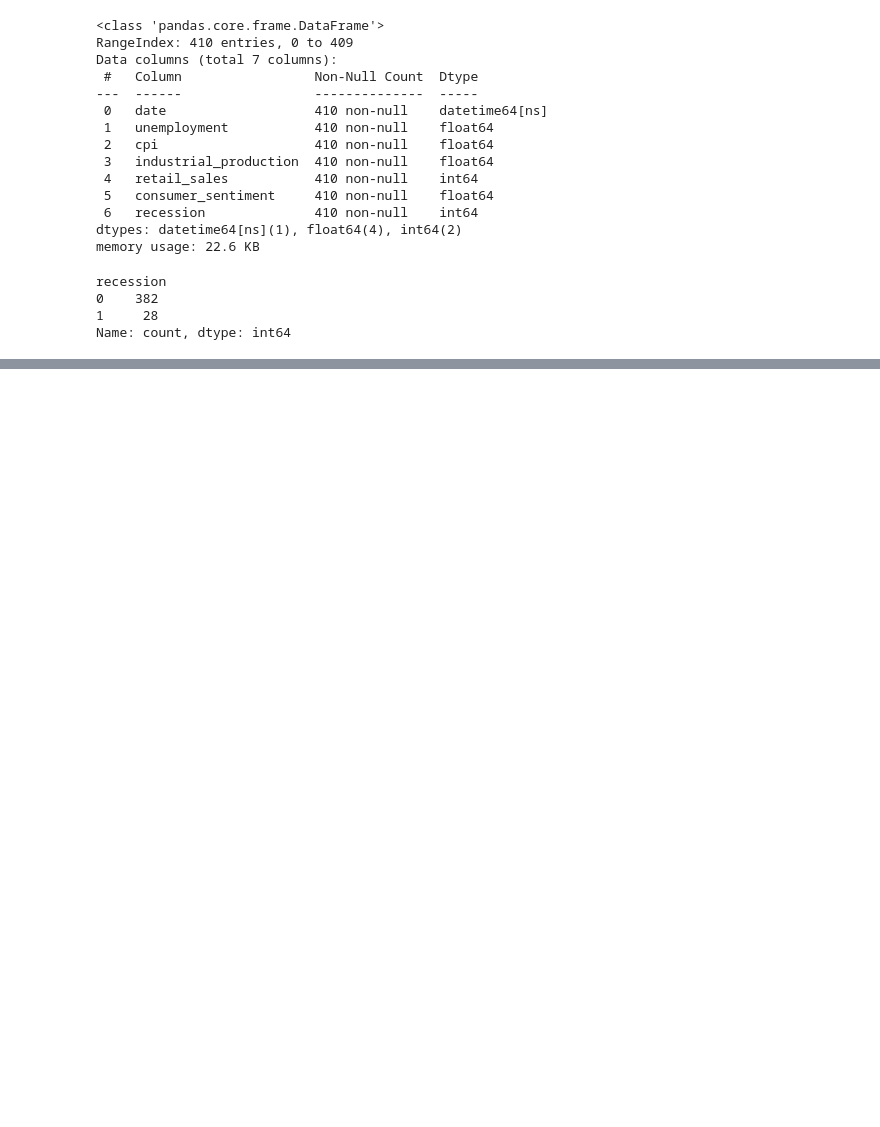
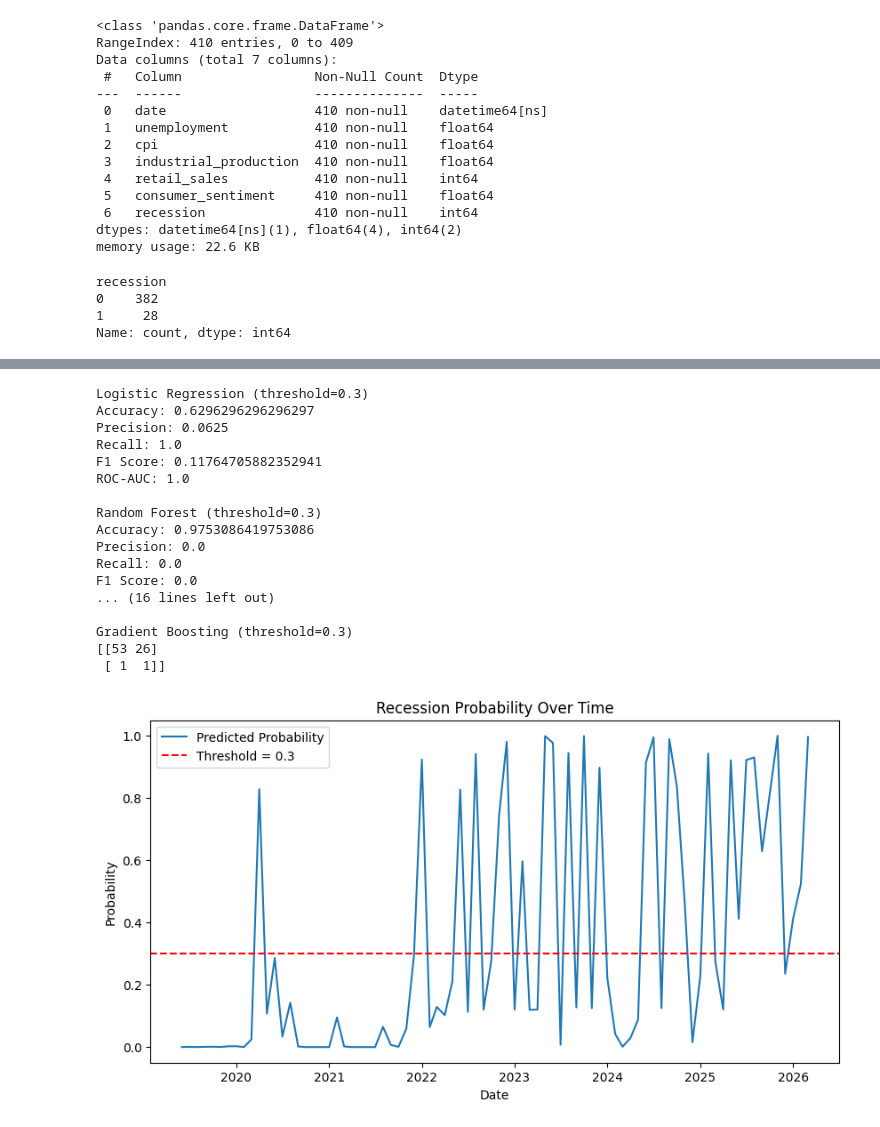
Before and after one commit to safat2503/US-Recession-Indicator-2026-, a Jupyter notebook: recession_predictor.ipynb, the cells around one changed output, grey strips where cells are left out. Drawn from its saved outputs; the diff is of its cells as text; code cells hidden in the pictures; blank space fills up the shorter version.

```diff
--- a/recession_predictor.ipynb
+++ b/recession_predictor.ipynb
@@ -63,24 +64,29 @@ X_test = X.iloc[split:]
 y_train = y.iloc[:split]
 y_test = y.iloc[split:]
 
-lr = LogisticRegression(max_iter=1000)
-lr.fit(X_train, y_train)
+scaler = StandardScaler()
 
-rf = RandomForestClassifier(random_state=42)
+X_train_scaled = scaler.fit_transform(X_train)
+X_test_scaled = scaler.transform(X_test)
+
+lr = LogisticRegression(max_iter=5000, class_weight="balanced")
+lr.fit(X_train_scaled, y_train)
+
+rf = RandomForestClassifier(random_state=42, class_weight="balanced")
 rf.fit(X_train, y_train)
 
 gb = GradientBoostingClassifier(random_state=42)
 gb.fit(X_train, y_train)
 
-lr_pred = lr.predict(X_test)
+lr_pred = lr.predict(X_test_scaled)
 rf_pred = rf.predict(X_test)
 gb_pred = gb.predict(X_test)
 
 print("Logistic Regression")
-print(classification_report(y_test, lr_pred))
+print(classification_report(y_test, lr_pred, zero_division=0))
 
 print("Random Forest")
-print(classification_report(y_test, rf_pred))
+print(classification_report(y_test, rf_pred, zero_division=0))
 
 print("Gradient Boosting")
-print(classification_report(y_test, gb_pred))
+print(classification_report(y_test, gb_pred, zero_division=0))
@@ -87,36 +111,65 @@ print(classification_report(y_test, gb_pred))
 # %%
 #Evaluation
-def evaluate_model(name, model, X_test, y_test):
-    y_pred = model.predict(X_test)
+def evaluate_model_threshold(name, model, X_test, y_test, threshold=0.3):
     y_prob = model.predict_proba(X_test)[:, 1]
+    y_pred = (y_prob > threshold).astype(int)
 
-    print(f"\n{name}")
+    print(f"\n{name} (threshold={threshold})")
     print("Accuracy:", accuracy_score(y_test, y_pred))
     print("Precision:", precision_score(y_test, y_pred, zero_division=0))
     print("Recall:", recall_score(y_test, y_pred, zero_division=0))
     print("F1 Score:", f1_score(y_test, y_pred, zero_division=0))
     print("ROC-AUC:", roc_auc_score(y_test, y_prob))
 
-evaluate_model("Logistic Regression", lr, X_test, y_test)
-evaluate_model("Random Forest", rf, X_test, y_test)
-evaluate_model("Gradient Boosting", gb, X_test, y_test)
+# Logistic Regression (scaled)
+evaluate_model_threshold("Logistic Regression", lr, X_test_scaled, y_test, threshold=0.3)
 
-def show_confusion(name, model):
-    y_pred = model.predict(X_test)
-    print(f"\n{name}")
+# Random Forest
+evaluate_model_threshold("Random Forest", rf, X_test, y_test, threshold=0.3)
+
+# Gradient Boosting
+evaluate_model_threshold("Gradient Boosting", gb, X_test, y_test, threshold=0.3)
+
+def show_confusion_threshold(name, model, X_test, y_test, threshold=0.3):
+    y_prob = model.predict_proba(X_test)[:, 1]
+    y_pred = (y_prob > threshold).astype(int)
+
+    print(f"\n{name} (threshold={threshold})")
     print(confusion_matrix(y_test, y_pred))
 
-show_confusion("Logistic Regression", lr)
-show_confusion("Random Forest", rf)
-show_confusion("Gradient Boosting", gb)
 
-# Use best model (example: Gradient Boosting)
+show_confusion_threshold("Logistic Regression", lr, X_test_scaled, y_test, 0.3)
+show_confusion_threshold("Random Forest", rf, X_test, y_test, 0.3)
+show_confusion_threshold("Gradient Boosting", gb, X_test, y_test, 0.3)
+
 probs = gb.predict_proba(X_test)[:, 1]
+threshold = 0.3
 
 plt.figure(figsize=(10,5))
 plt.plot(data["date"].iloc[-len(probs):], probs, label="Predicted Probability")
+plt.axhline(y=threshold, color='r', linestyle='--', label="Threshold = 0.3")
+
 plt.title("Recession Probability Over Time")
 plt.xlabel("Date")
 plt.ylabel("Probability")
 plt.legend()
 plt.show()
+# %% [output]
+Logistic Regression (threshold=0.3)
+Accuracy: 0.6296296296296297
+Precision: 0.0625
+Recall: 1.0
+F1 Score: 0.11764705882352941
+ROC-AUC: 1.0
+
+Random Forest (threshold=0.3)
+Accuracy: 0.9753086419753086
+Precision: 0.0
+Recall: 0.0
+F1 Score: 0.0
+... (16 lines left out)
+
+Gradient Boosting (threshold=0.3)
+[[53 26]
+ [ 1  1]]
+[figure, added]
```
Also changed, not shown: parts of 2 cells of this notebook.
